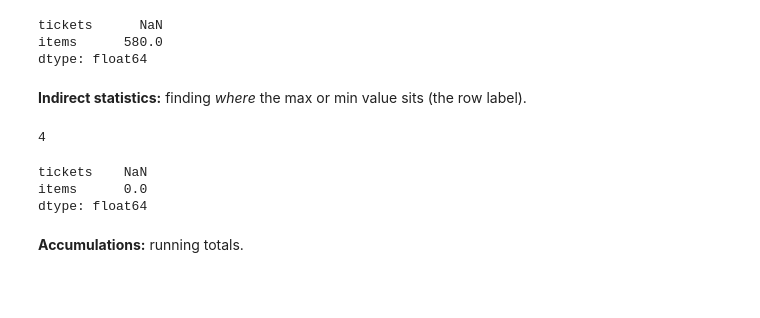
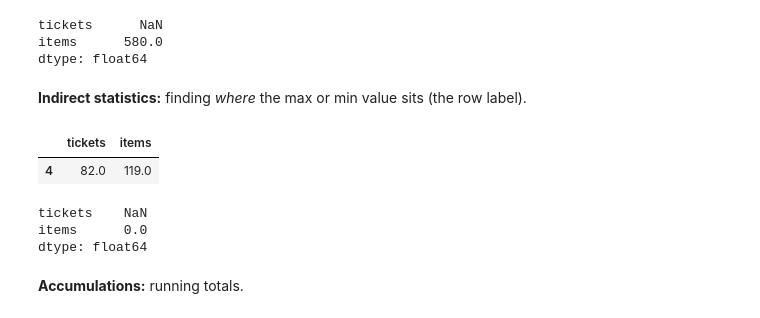
Before and after one commit to verenachia-afk/6m-data-1.8-eda-basic, a Jupyter notebook: notebooks/Part_1_descriptive_statistics.ipynb, the cells around one changed output. Drawn from its saved outputs; the diff is of its cells as text; code cells hidden in the pictures; blank space fills up the shorter version.

```diff
--- a/notebooks/Part_1_descriptive_statistics.ipynb
+++ b/notebooks/Part_1_descriptive_statistics.ipynb
@@ -86,3 +86,7 @@ raw
 | 364 | Holland Village | 30/06/2025 | midday | 515.76 | 50.0 | 75.0 | 3.0 | DANIEL LIM | daniel.lim@dailygrind.com.sg | ... |
 | 365 | Holland V | 30/06/2025 | Morning | 455.32 | 68.0 | 103.0 | 4.0 | DANIEL LIM | daniel.lim@dailygrind.com.sg | ... |
 366 rows × 10 columns
+# %%
+raw = pd.read_csv("../data/cafe_june_raw.csv")
+
+raw
@@ -324,9 +345,11 @@ dtype: float64
 # %%
 # 👉 Not the biggest *value* -- the row *label* where it sits. Combine it with `.loc[...]`
 #    to pull the whole row out and look at the shift that did it.
 peek["items"].idxmax()
+peek.loc[[peek["items"].idxmax()]]
 # %% [output]
-4
+|  | tickets | items |
+| 4 | 82.0 | 119.0 |
 # %%
 # 👉 Same for the minimum, on both columns at once.
 peek.idxmin(skipna=False)
```
Also changed, not shown: parts of 4 cells of this notebook, 5 other files.
